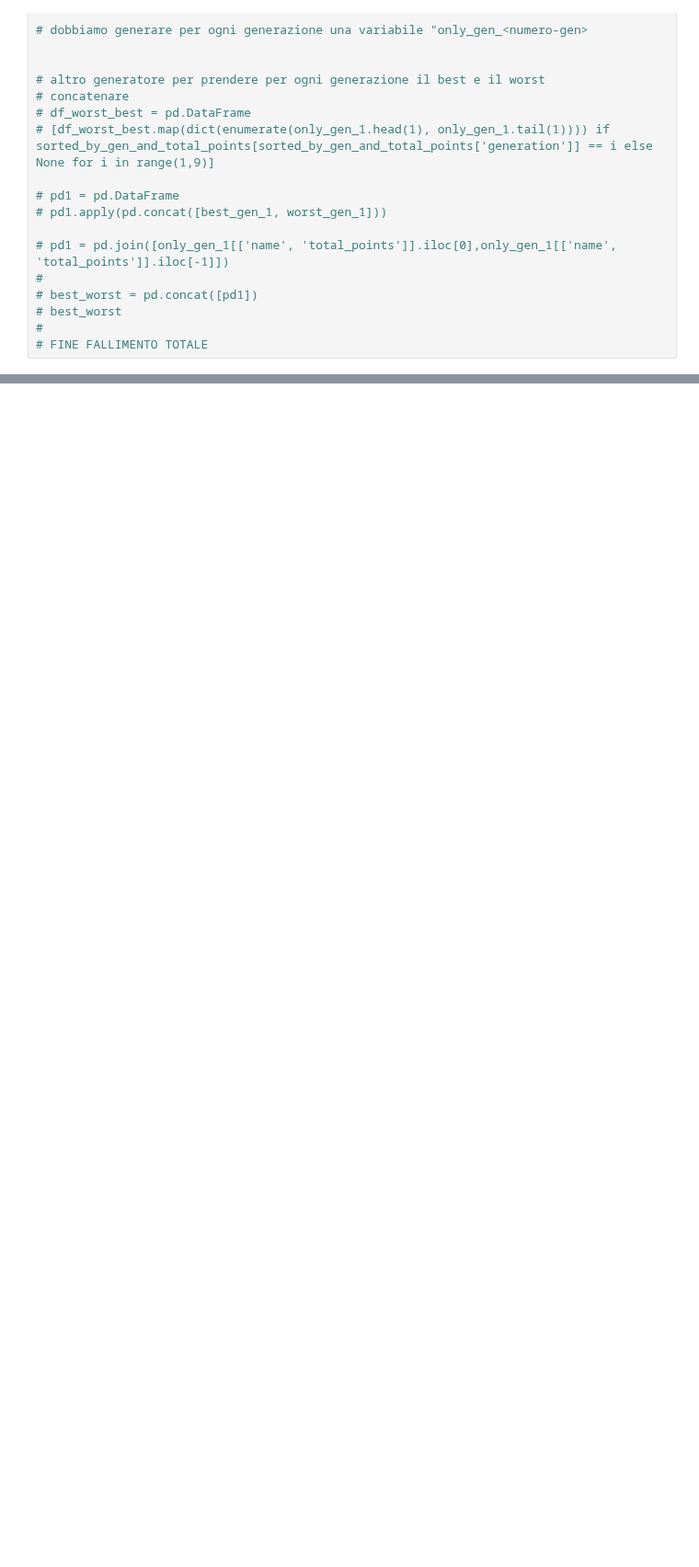
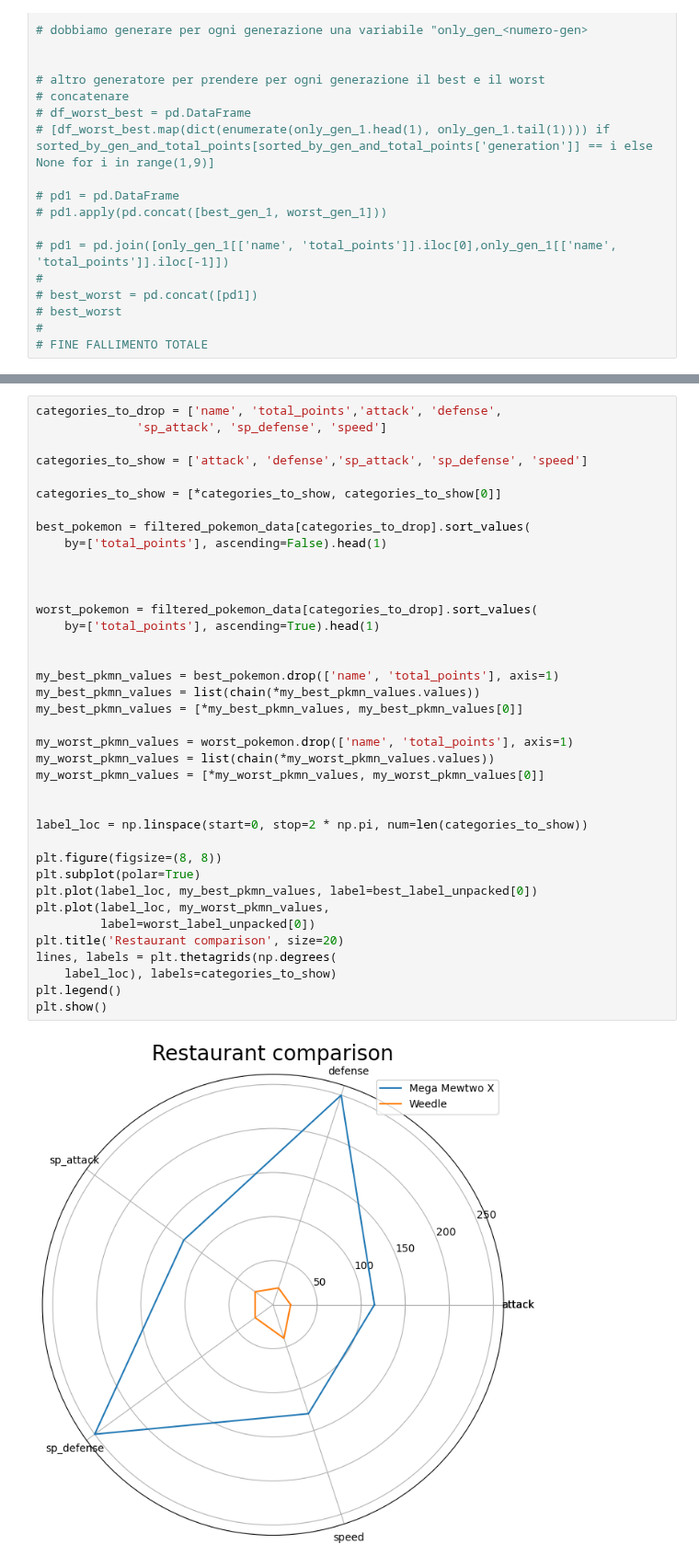
Before and after one commit to SavGRY/savini_its_data_analysis, a Jupyter notebook: relazione_python.ipynb, the cells around one changed output, grey strips where cells are left out. Shown at 92% size. Cells and saved outputs as stored; diff of their text form; blank space fills up the shorter version.

Commit message:
Added Spider Graph

```diff
--- a/relazione_python.ipynb
+++ b/relazione_python.ipynb
@@ -529,0 +485,40 @@ filtered_pokemon_data
+# %%
+categories_to_drop = ['name', 'total_points','attack', 'defense',
+              'sp_attack', 'sp_defense', 'speed']
+
+categories_to_show = ['attack', 'defense','sp_attack', 'sp_defense', 'speed']
+
+categories_to_show = [*categories_to_show, categories_to_show[0]]
+
+best_pokemon = filtered_pokemon_data[categories_to_drop].sort_values(
+    by=['total_points'], ascending=False).head(1)
+
+
+
+worst_pokemon = filtered_pokemon_data[categories_to_drop].sort_values(
+    by=['total_points'], ascending=True).head(1)
+
+
+my_best_pkmn_values = best_pokemon.drop(['name', 'total_points'], axis=1)
+my_best_pkmn_values = list(chain(*my_best_pkmn_values.values))
+my_best_pkmn_values = [*my_best_pkmn_values, my_best_pkmn_values[0]]
+
+my_worst_pkmn_values = worst_pokemon.drop(['name', 'total_points'], axis=1)
+my_worst_pkmn_values = list(chain(*my_worst_pkmn_values.values))
+my_worst_pkmn_values = [*my_worst_pkmn_values, my_worst_pkmn_values[0]]
+
+
+label_loc = np.linspace(start=0, stop=2 * np.pi, num=len(categories_to_show))
+
+plt.figure(figsize=(8, 8))
+plt.subplot(polar=True)
+plt.plot(label_loc, my_best_pkmn_values, label=best_label_unpacked[0])
+plt.plot(label_loc, my_worst_pkmn_values,
+         label=worst_label_unpacked[0])
+plt.title('Restaurant comparison', size=20)
+lines, labels = plt.thetagrids(np.degrees(
+    label_loc), labels=categories_to_show)
+plt.legend()
+plt.show()
+# %% [output]
+[figure, added]
```
Also changed, not shown: parts of 5 cells of this notebook.
